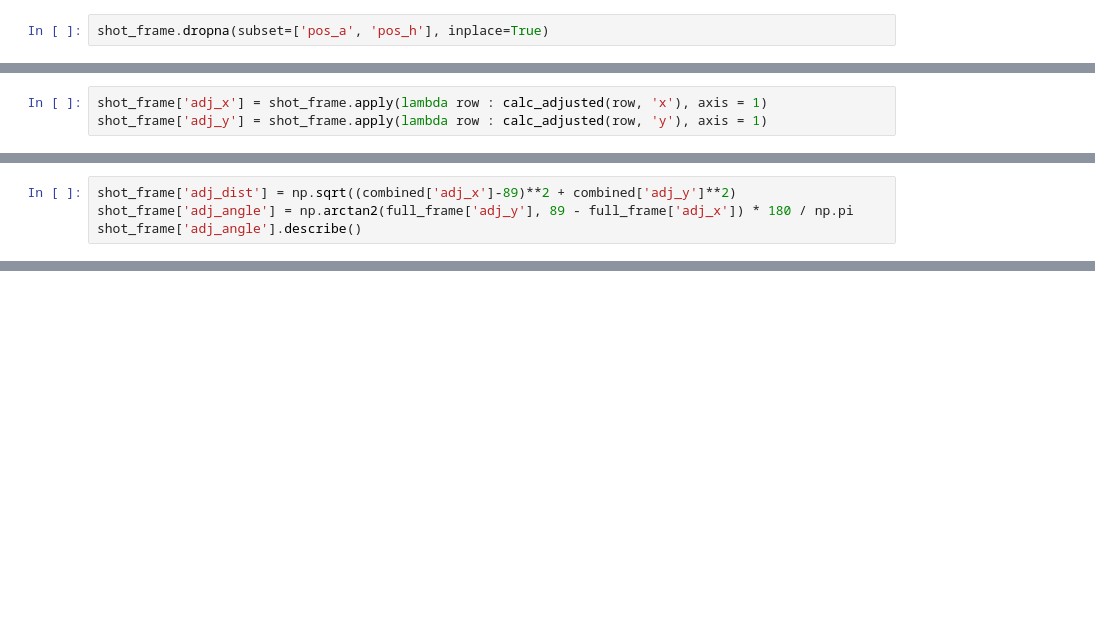
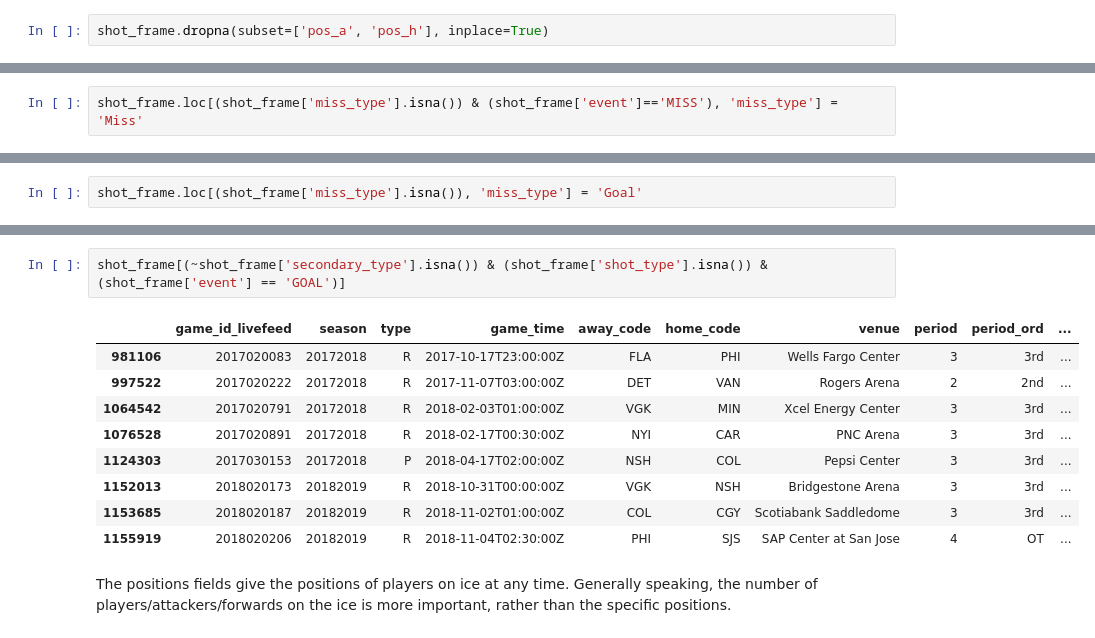
Before and after one commit to nmwodarz/Springboard, a Jupyter notebook: Capstone2/Capstone 2 Data Wrangling.ipynb, the cells around one changed output, grey strips where cells are left out. Saved outputs shown, nothing was run; the diff lists cells and outputs as text; blank space fills up the shorter version.

```diff
--- a/Capstone2/Capstone 2 Data Wrangling.ipynb
+++ b/Capstone2/Capstone 2 Data Wrangling.ipynb
@@ -1689,3 +285,0 @@ def calc_adjusted(row, coord):
-# %%
-shot_frame['adj_x'] = shot_frame.apply(lambda row : calc_adjusted(row, 'x'), axis = 1)
-shot_frame['adj_y'] = shot_frame.apply(lambda row : calc_adjusted(row, 'y'), axis = 1)
@@ -1694,4 +285,0 @@ Using the adjusted coordinates, calculate the angle of the shot and the distance
-# %%
-shot_frame['adj_dist'] = np.sqrt((combined['adj_x']-89)**2 + combined['adj_y']**2)
-shot_frame['adj_angle'] = np.arctan2(full_frame['adj_y'], 89 - full_frame['adj_x']) * 180 / np.pi
-shot_frame['adj_angle'].describe()
@@ -1697,0 +315,2 @@ shot_frame['adj_angle'].describe()
+# %%
+shot_frame.loc[(shot_frame['miss_type'].isna()) & (shot_frame['event']=='MISS'), 'miss_type'] = 'Miss'
@@ -1697,0 +346,2 @@ shot_frame['adj_angle'].describe()
+# %%
+shot_frame.loc[(shot_frame['miss_type'].isna()), 'miss_type'] = 'Goal'
@@ -1697,0 +413,14 @@ shot_frame['adj_angle'].describe()
+# %%
+shot_frame[(~shot_frame['secondary_type'].isna()) & (shot_frame['shot_type'].isna()) & (shot_frame['event'] == 'GOAL')]
+# %% [output]
+|  | game_id_livefeed | season | type | game_time | away_code | home_code | venue | period | period_ord | ... |
+| 981106 | 2017020083 | 20172018 | R | 2017-10-17T23:00:00Z | FLA | PHI | Wells Fargo Center | 3 | 3rd | ... |
+| 997522 | 2017020222 | 20172018 | R | 2017-11-07T03:00:00Z | DET | VAN | Rogers Arena | 2 | 2nd | ... |
+| 1064542 | 2017020791 | 20172018 | R | 2018-02-03T01:00:00Z | VGK | MIN | Xcel Energy Center | 3 | 3rd | ... |
+| 1076528 | 2017020891 | 20172018 | R | 2018-02-17T00:30:00Z | NYI | CAR | PNC Arena | 3 | 3rd | ... |
+| 1124303 | 2017030153 | 20172018 | P | 2018-04-17T02:00:00Z | NSH | COL | Pepsi Center | 3 | 3rd | ... |
+| 1152013 | 2018020173 | 20182019 | R | 2018-10-31T00:00:00Z | VGK | NSH | Bridgestone Arena | 3 | 3rd | ... |
+| 1153685 | 2018020187 | 20182019 | R | 2018-11-02T01:00:00Z | COL | CGY | Scotiabank Saddledome | 3 | 3rd | ... |
+| 1155919 | 2018020206 | 20182019 | R | 2018-11-04T02:30:00Z | PHI | SJS | SAP Center at San Jose | 4 | OT | ... |
+# %% [markdown]
+The positions fields give the positions of players on ice at any time. Generally speaking, the number of players/attackers/forwards on the ice is more important, rather than the specific positions.
```
Also changed, not shown: parts of 114 cells of this notebook, 1 other file.
